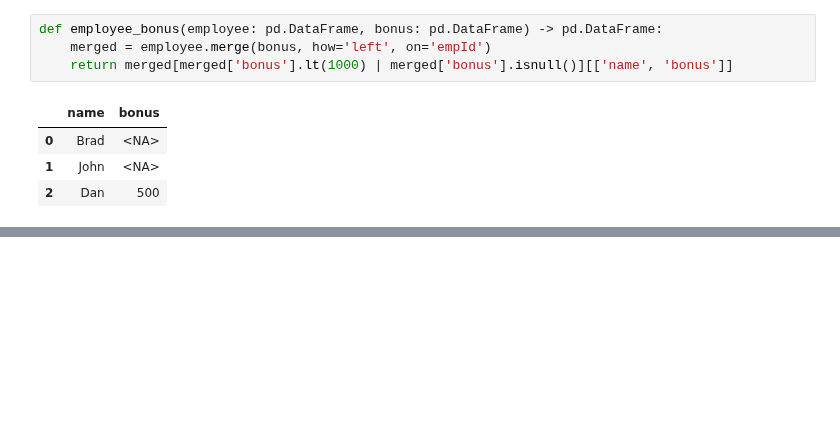
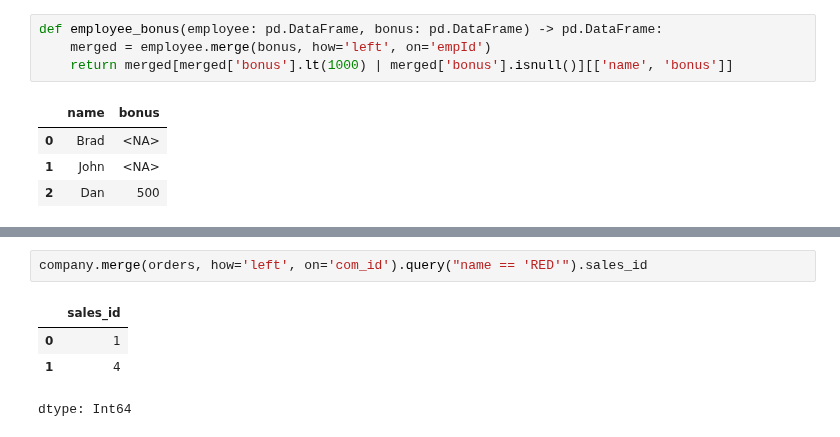
Before and after one commit to aleks-haksly/leetcode, a Jupyter notebook: pandas/pandas_easy.ipynb, the cells around one changed output, grey strips where cells are left out. Saved outputs shown, nothing was run; the diff lists cells and outputs as text; blank space fills up the shorter version.

```diff
--- a/pandas/pandas_easy.ipynb
+++ b/pandas/pandas_easy.ipynb
@@ -212,0 +302,7 @@ def employee_bonus(employee: pd.DataFrame, bonus: pd.DataFrame) -> pd.DataFrame:
+# %%
+company.merge(orders, how='left', on='com_id').query("name == 'RED'").sales_id
+# %% [output]
+|  | sales_id |
+| 0 | 1 |
+| 1 | 4 |
+dtype: Int64
```
Also changed, not shown: parts of 36 cells of this notebook.
